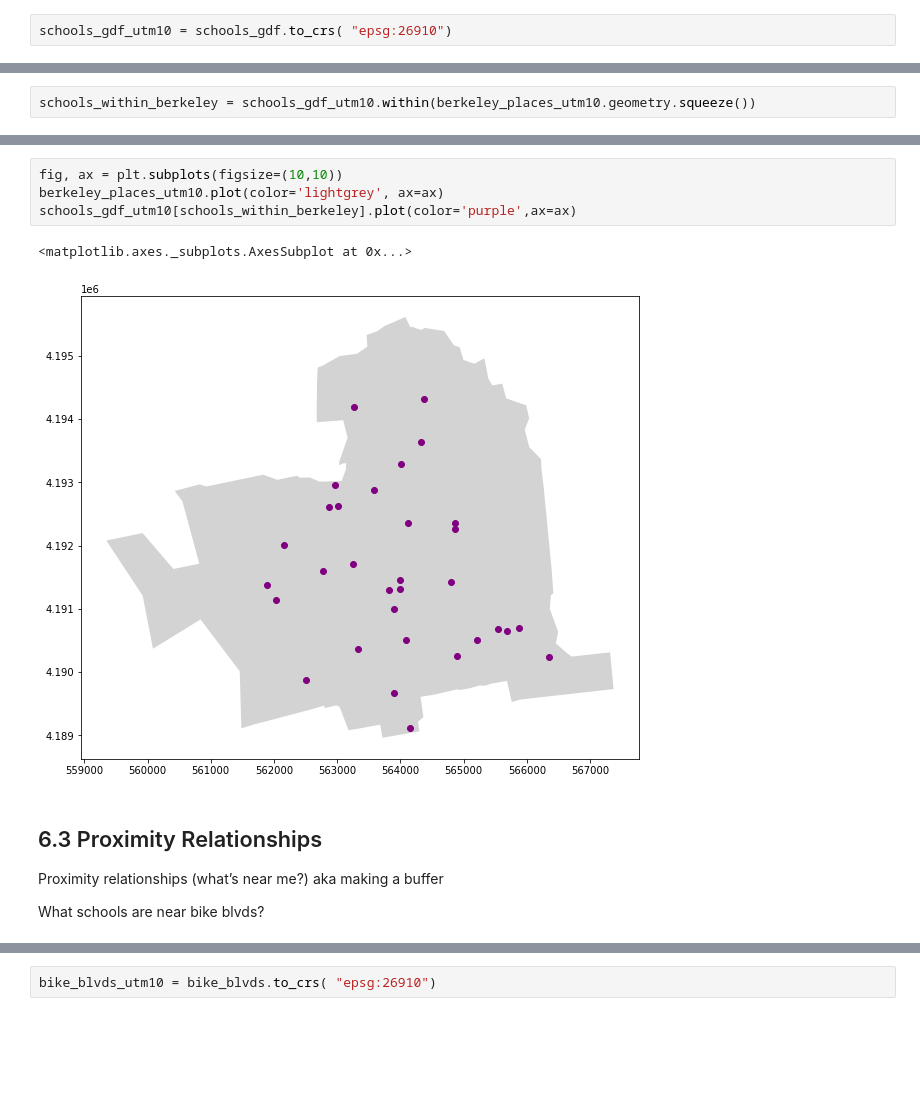
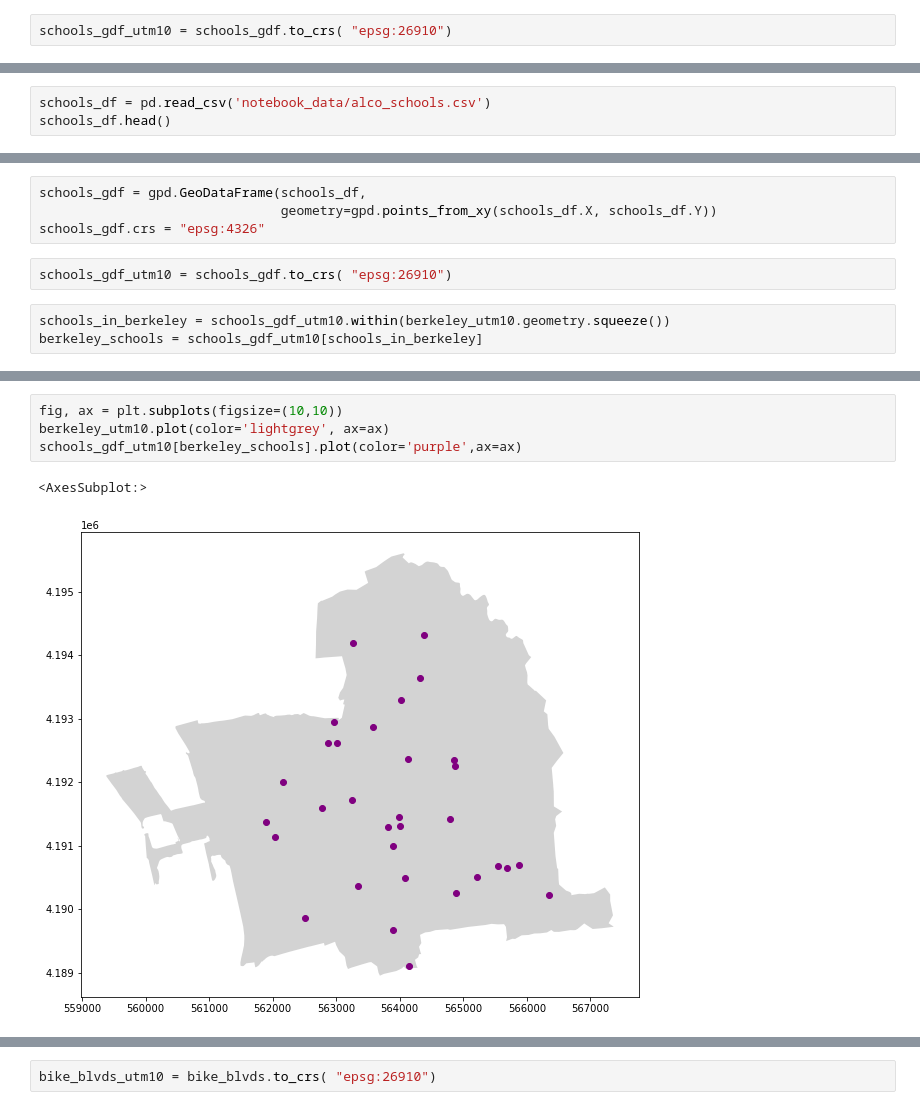
Before and after one commit to dlab-berkeley/Python-Geospatial-Fundamentals-Legacy, a Jupyter notebook: new_sequence/06_Asking_Spatial_Questions.ipynb, the cells around one changed output, grey strips where cells are left out. Drawn from its saved outputs; the diff is of its cells as text; blank space fills up the shorter version.

```diff
--- a/new_sequence/06_Asking_Spatial_Questions.ipynb
+++ b/new_sequence/06_Asking_Spatial_Questions.ipynb
@@ -242,0 +410,3 @@ schools_gdf_utm10 = schools_gdf.to_crs( "epsg:26910")
+# %%
+schools_df = pd.read_csv('notebook_data/alco_schools.csv')
+schools_df.head()
@@ -243,2 +420,9 @@ schools_gdf_utm10 = schools_gdf.to_crs( "epsg:26910")
+# %%
+schools_gdf = gpd.GeoDataFrame(schools_df,
+                               geometry=gpd.points_from_xy(schools_df.X, schools_df.Y))
+schools_gdf.crs = "epsg:4326"
+# %%
+schools_gdf_utm10 = schools_gdf.to_crs( "epsg:26910")
 # %%
-schools_within_berkeley = schools_gdf_utm10.within(berkeley_places_utm10.geometry.squeeze())
+schools_in_berkeley = schools_gdf_utm10.within(berkeley_utm10.geometry.squeeze())
+berkeley_schools = schools_gdf_utm10[schools_in_berkeley]
@@ -260,13 +449,7 @@ Length: 550, dtype: bool
 # %%
 fig, ax = plt.subplots(figsize=(10,10))
-berkeley_places_utm10.plot(color='lightgrey', ax=ax)
-schools_gdf_utm10[schools_within_berkeley].plot(color='purple',ax=ax)
+berkeley_utm10.plot(color='lightgrey', ax=ax)
+schools_gdf_utm10[berkeley_schools].plot(color='purple',ax=ax)
 # %% [output]
-<matplotlib.axes._subplots.AxesSubplot at 0x...>
+<AxesSubplot:>
-[figure, old version]
+[figure, new version]
-# %% [markdown]
-## 6.3 Proximity Relationships
-
-Proximity relationships (what’s near me?) aka making a buffer
-
-What schools are near bike blvds?
```
Also changed, not shown: parts of 100 cells of this notebook, 19 other files.
